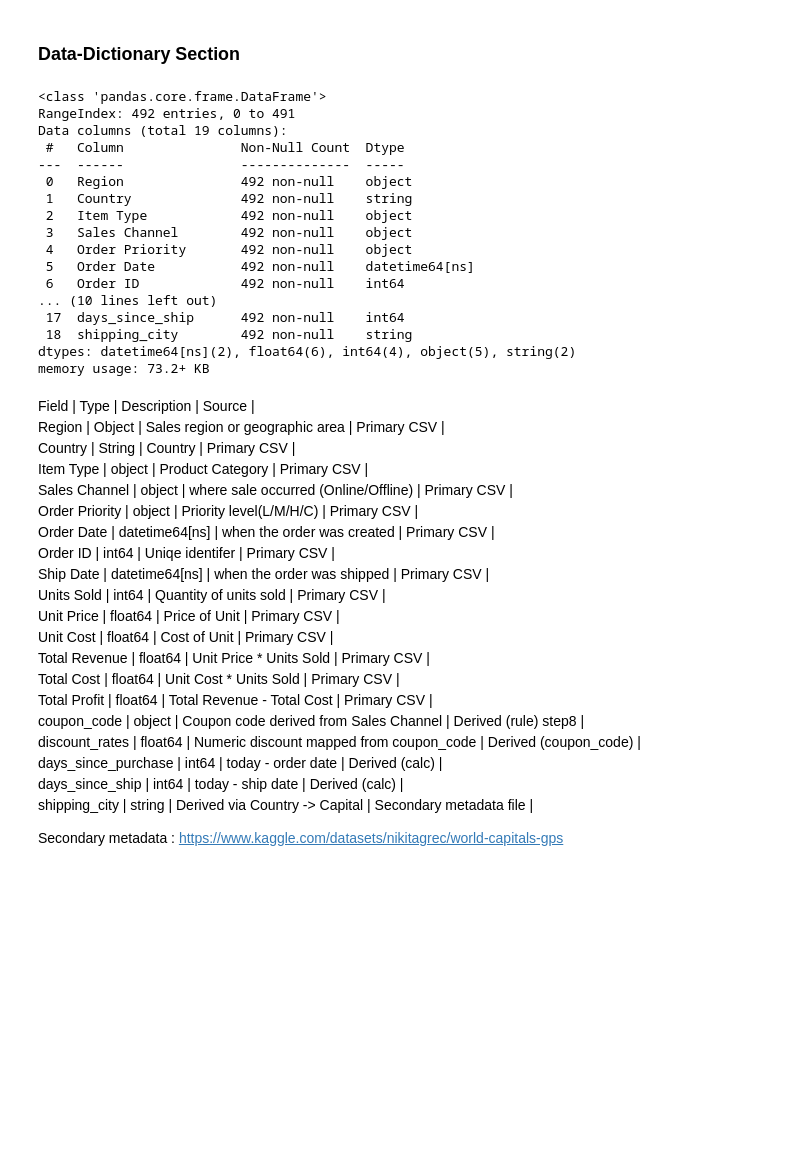
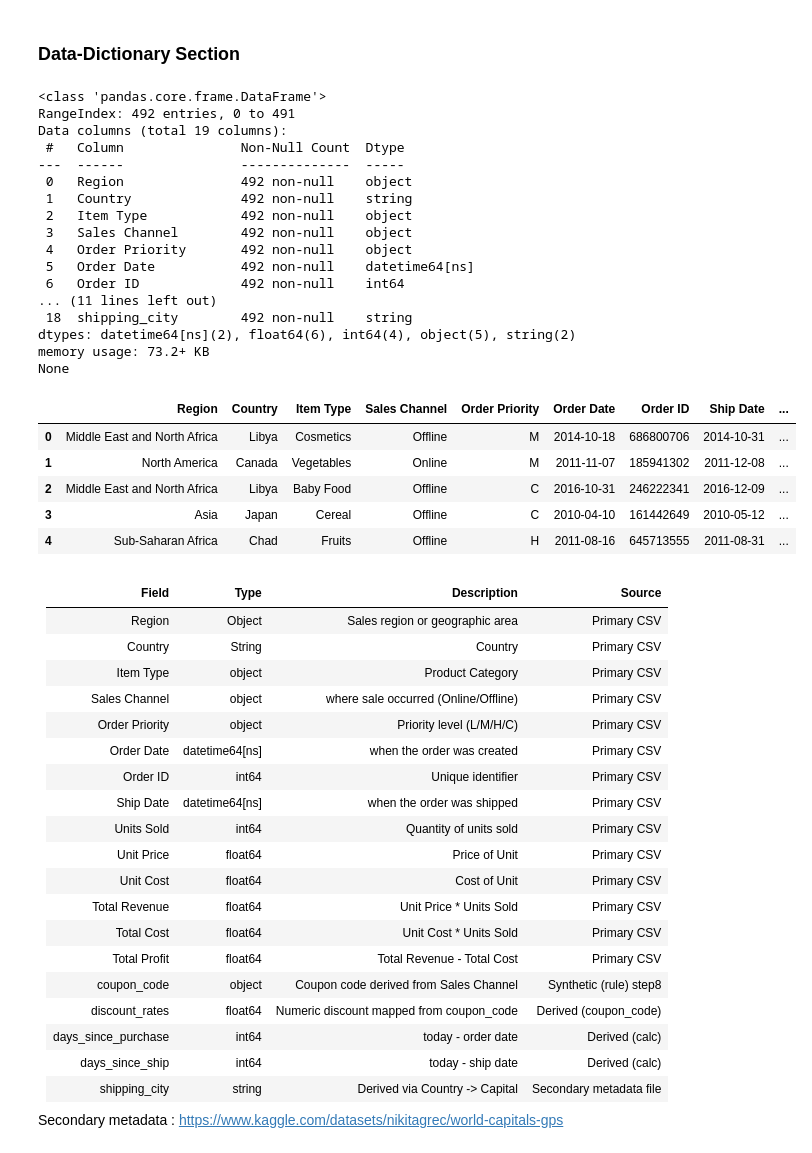
Before and after one commit to JihoJun2882/PROG8245_Lab2_DataCollection_Preprocessing, a Jupyter notebook: Lab2_DataCollection_PreProcessing.ipynb, the cells around one changed output. Drawn from its saved outputs; the diff is of its cells as text; code cells hidden in the pictures; blank space fills up the shorter version.

```diff
--- a/Lab2_DataCollection_PreProcessing.ipynb
+++ b/Lab2_DataCollection_PreProcessing.ipynb
@@ -322,47 +322,54 @@ I implemented a basic pipeline based on the course material; with more advanced
 # %% [markdown]
 ### Data-Dictionary Section
 # %%
+print (cl_df.info())
 cl_df.head(5)
-cl_df.info()
 # %% [output]
 <class 'pandas.core.frame.DataFrame'>
 RangeIndex: 492 entries, 0 to 491
 Data columns (total 19 columns):
  #   Column               Non-Null Count  Dtype
 ---  ------               --------------  -----
  0   Region               492 non-null    object
  1   Country              492 non-null    string
  2   Item Type            492 non-null    object
  3   Sales Channel        492 non-null    object
  4   Order Priority       492 non-null    object
  5   Order Date           492 non-null    datetime64[ns]
  6   Order ID             492 non-null    int64
-... (10 lines left out)
- 17  days_since_ship      492 non-null    int64
+... (11 lines left out)
  18  shipping_city        492 non-null    string
 dtypes: datetime64[ns](2), float64(6), int64(4), object(5), string(2)
 memory usage: 73.2+ KB
+None
+|  | Region | Country | Item Type | Sales Channel | Order Priority | Order Date | Order ID | Ship Date | ... |
+| 0 | Middle East and North Africa | Libya | Cosmetics | Offline | M | 2014-10-18 | 686800706 | 2014-10-31 | ... |
+| 1 | North America | Canada | Vegetables | Online | M | 2011-11-07 | 185941302 | 2011-12-08 | ... |
+| 2 | Middle East and North Africa | Libya | Baby Food | Offline | C | 2016-10-31 | 246222341 | 2016-12-09 | ... |
+| 3 | Asia | Japan | Cereal | Offline | C | 2010-04-10 | 161442649 | 2010-05-12 | ... |
+| 4 | Sub-Saharan Africa | Chad | Fruits | Offline | H | 2011-08-16 | 645713555 | 2011-08-31 | ... |
-# %% [markdown]
-Field               |            Type          |                Description               |               Source           |
-Region              |            Object        |       Sales region or geographic area    |            Primary CSV         |
-Country             |            String        |                   Country                |            Primary CSV         |
-Item Type           |            object        |              Product Category            |            Primary CSV         |
-Sales Channel       |            object        |     where sale occurred (Online/Offline) |            Primary CSV         |
-Order Priority      |            object        |     Priority level(L/M/H/C)              |            Primary CSV         |
-Order Date          |         datetime64[ns]   |        when the order was created        |            Primary CSV         |
-Order ID            |             int64        |            Uniqe identifer               |            Primary CSV         |
-Ship Date           |          datetime64[ns]  |        when the order was shipped        |            Primary CSV         |
-Units Sold          |             int64        |          Quantity of units sold          |            Primary CSV         |
-Unit Price          |           float64        |             Price of Unit                |            Primary CSV         |
-Unit Cost           |           float64        |             Cost of Unit                 |            Primary CSV         |
-Total Revenue       |           float64        |        Unit Price * Units Sold           |            Primary CSV         |
-Total Cost          |           float64        |        Unit Cost * Units Sold            |            Primary CSV         |
-Total Profit        |           float64        |        Total Revenue - Total Cost        |            Primary CSV         |
-coupon_code         |           object         |  Coupon code derived from Sales Channel  |         Derived (rule) step8   |
-discount_rates      |           float64        | Numeric discount mapped from coupon_code |        Derived (coupon_code)   |
-days_since_purchase |            int64         |       today - order date                 |            Derived  (calc)     |
-days_since_ship     |            int64         |       today - ship date                  |            Derived  (calc)     |
-shipping_city       |            string        |      Derived via Country -> Capital      |      Secondary metadata file   |
-
-
-Secondary metadata : https://www.kaggle.com/datasets/nikitagrec/world-capitals-gps
+# %% [markdown]
+| Field               | Type             | Description                                | Source                     |
+|---------------------|------------------|--------------------------------------------|----------------------------|
+| Region              | Object           | Sales region or geographic area            | Primary CSV                |
+| Country             | String           | Country                                    | Primary CSV                |
+| Item Type           | object           | Product Category                           | Primary CSV                |
+| Sales Channel       | object           | where sale occurred (Online/Offline)       | Primary CSV                |
+| Order Priority      | object           | Priority level (L/M/H/C)                   | Primary CSV                |
+| Order Date          | datetime64[ns]   | when the order was created                 | Primary CSV                |
+| Order ID            | int64            | Unique identifier                          | Primary CSV                |
+| Ship Date           | datetime64[ns]   | when the order was shipped                 | Primary CSV                |
+| Units Sold          | int64            | Quantity of units sold                     | Primary CSV                |
+| Unit Price          | float64          | Price of Unit                              | Primary CSV                |
+| Unit Cost           | float64          | Cost of Unit                               | Primary CSV                |
+| Total Revenue       | float64          | Unit Price * Units Sold                    | Primary CSV                |
+| Total Cost          | float64          | Unit Cost * Units Sold                     | Primary CSV                |
+| Total Profit        | float64          | Total Revenue - Total Cost                 | Primary CSV                |
+| coupon_code         | object           | Coupon code derived from Sales Channel     | Synthetic (rule) step8     |
+| discount_rates      | float64          | Numeric discount mapped from coupon_code   | Derived (coupon_code)      |
+| days_since_purchase | int64            | today - order date                         | Derived (calc)             |
+| days_since_ship     | int64            | today - ship date                          | Derived (calc)             |
+| shipping_city       | string           | Derived via Country -> Capital             | Secondary metadata file    |
+
+
+Secondary metadata : https://www.kaggle.com/datasets/nikitagrec/world-capitals-gps
```
Also changed, not shown: parts of 4 cells of this notebook, 2 other files.
